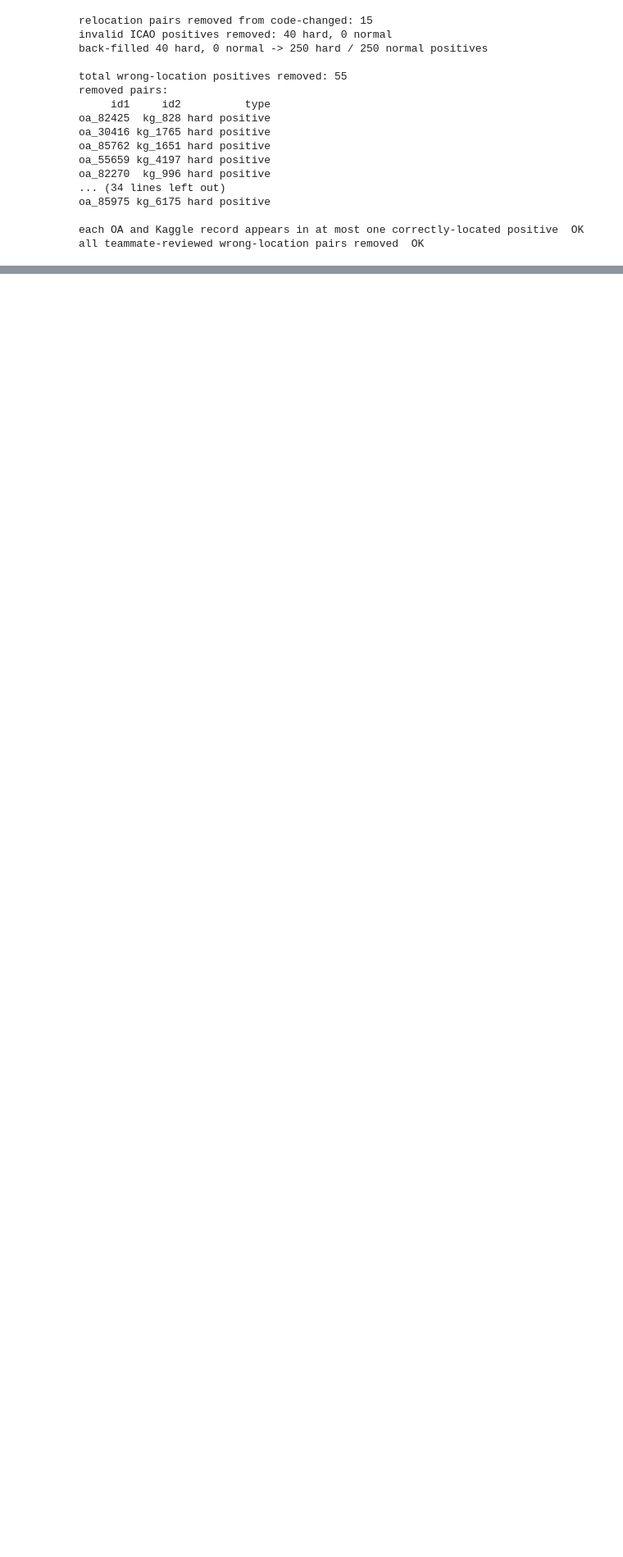
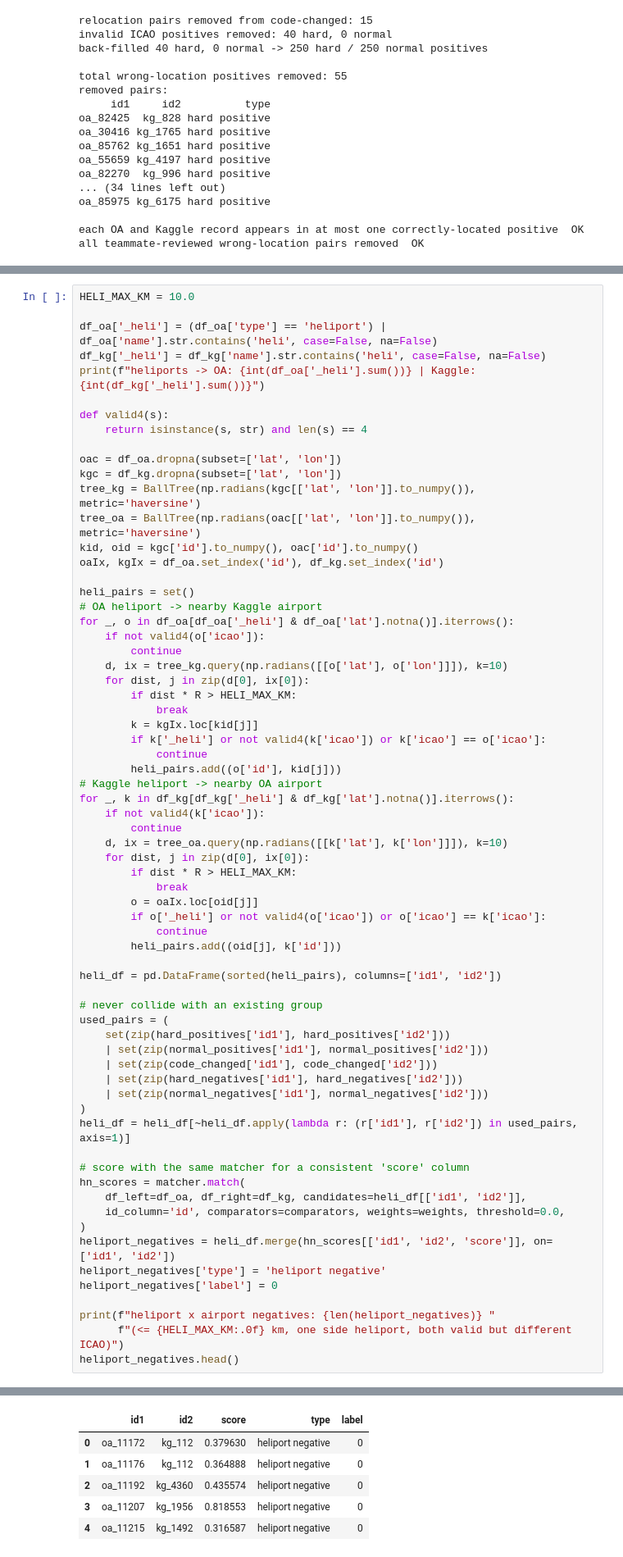
Before and after one commit to Wh4130/Web-Data-Integration-Project, a Jupyter notebook: notebooks/identity_resolution/matching_oa_kg/create_gold_standard.ipynb, the cells around one changed output, grey strips where cells are left out. Shown at 82% size. Drawn from its saved outputs; the diff is of its cells as text; blank space fills up the shorter version.

```diff
--- a/notebooks/identity_resolution/matching_oa_kg/create_gold_standard.ipynb
+++ b/notebooks/identity_resolution/matching_oa_kg/create_gold_standard.ipynb
@@ -827,0 +838,68 @@ all teammate-reviewed wrong-location pairs removed  OK
+# %%
+HELI_MAX_KM = 10.0
+
+df_oa['_heli'] = (df_oa['type'] == 'heliport') | df_oa['name'].str.contains('heli', case=False, na=False)
+df_kg['_heli'] = df_kg['name'].str.contains('heli', case=False, na=False)
+print(f"heliports -> OA: {int(df_oa['_heli'].sum())} | Kaggle: {int(df_kg['_heli'].sum())}")
+
+def valid4(s):
+    return isinstance(s, str) and len(s) == 4
+
+oac = df_oa.dropna(subset=['lat', 'lon'])
+kgc = df_kg.dropna(subset=['lat', 'lon'])
+tree_kg = BallTree(np.radians(kgc[['lat', 'lon']].to_numpy()), metric='haversine')
+tree_oa = BallTree(np.radians(oac[['lat', 'lon']].to_numpy()), metric='haversine')
+kid, oid = kgc['id'].to_numpy(), oac['id'].to_numpy()
+oaIx, kgIx = df_oa.set_index('id'), df_kg.set_index('id')
+
+heli_pairs = set()
+# OA heliport -> nearby Kaggle airport
+for _, o in df_oa[df_oa['_heli'] & df_oa['lat'].notna()].iterrows():
+    if not valid4(o['icao']):
+        continue
+    d, ix = tree_kg.query(np.radians([[o['lat'], o['lon']]]), k=10)
+    for dist, j in zip(d[0], ix[0]):
+        if dist * R > HELI_MAX_KM:
+            break
+        k = kgIx.loc[kid[j]]
+        if k['_heli'] or not valid4(k['icao']) or k['icao'] == o['icao']:
+            continue
+        heli_pairs.add((o['id'], kid[j]))
+# Kaggle heliport -> nearby OA airport
+for _, k in df_kg[df_kg['_heli'] & df_kg['lat'].notna()].iterrows():
+    if not valid4(k['icao']):
+        continue
+    d, ix = tree_oa.query(np.radians([[k['lat'], k['lon']]]), k=10)
+    for dist, j in zip(d[0], ix[0]):
+        if dist * R > HELI_MAX_KM:
+            break
+        o = oaIx.loc[oid[j]]
+        if o['_heli'] or not valid4(o['icao']) or o['icao'] == k['icao']:
+            continue
+        heli_pairs.add((oid[j], k['id']))
+
+heli_df = pd.DataFrame(sorted(heli_pairs), columns=['id1', 'id2'])
+
+# never collide with an existing group
+used_pairs = (
+    set(zip(hard_positives['id1'], hard_positives['id2']))
+    | set(zip(normal_positives['id1'], normal_positives['id2']))
+    | set(zip(code_changed['id1'], code_changed['id2']))
+    | set(zip(hard_negatives['id1'], hard_negatives['id2']))
+    | set(zip(normal_negatives['id1'], normal_negatives['id2']))
+)
+heli_df = heli_df[~heli_df.apply(lambda r: (r['id1'], r['id2']) in used_pairs, axis=1)]
+
+# score with the same matcher for a consistent 'score' column
+hn_scores = matcher.match(
+    df_left=df_oa, df_right=df_kg, candidates=heli_df[['id1', 'id2']],
+    id_column='id', comparators=comparators, weights=weights, threshold=0.0,
+)
+heliport_negatives = heli_df.merge(hn_scores[['id1', 'id2', 'score']], on=['id1', 'id2'])
+heliport_negatives['type'] = 'heliport negative'
+heliport_negatives['label'] = 0
+
+print(f"heliport x airport negatives: {len(heliport_negatives)} "
+      f"(<= {HELI_MAX_KM:.0f} km, one side heliport, both valid but different ICAO)")
+heliport_negatives.head()
+# %% [output]
@@ -828,3 +908,9 @@ all teammate-reviewed wrong-location pairs removed  OK
+|  | id1 | id2 | score | type | label |
+| 0 | oa_11172 | kg_112 | 0.379630 | heliport negative | 0 |
+| 1 | oa_11176 | kg_112 | 0.364888 | heliport negative | 0 |
+| 2 | oa_11192 | kg_4360 | 0.435574 | heliport negative | 0 |
+| 3 | oa_11207 | kg_1956 | 0.818553 | heliport negative | 0 |
+| 4 | oa_11215 | kg_1492 | 0.316587 | heliport negative | 0 |
 # %% [markdown]
 ## Split & Save
 # %%
```
Also changed, not shown: parts of 5 cells of this notebook, 1 other file.
